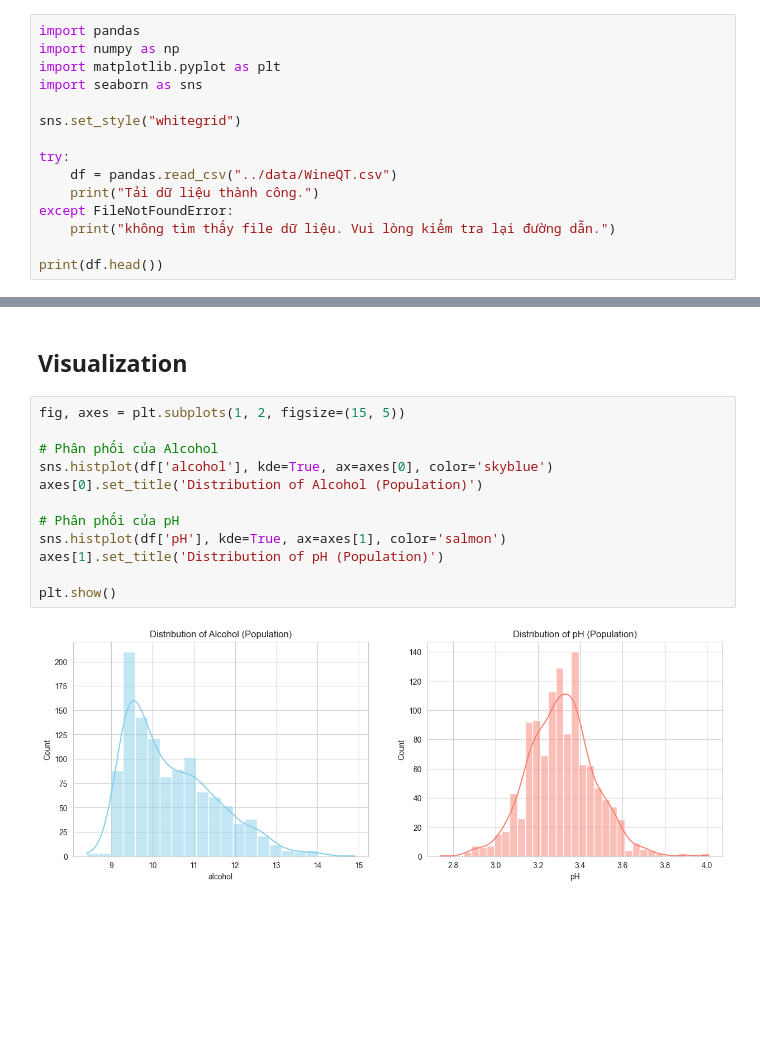
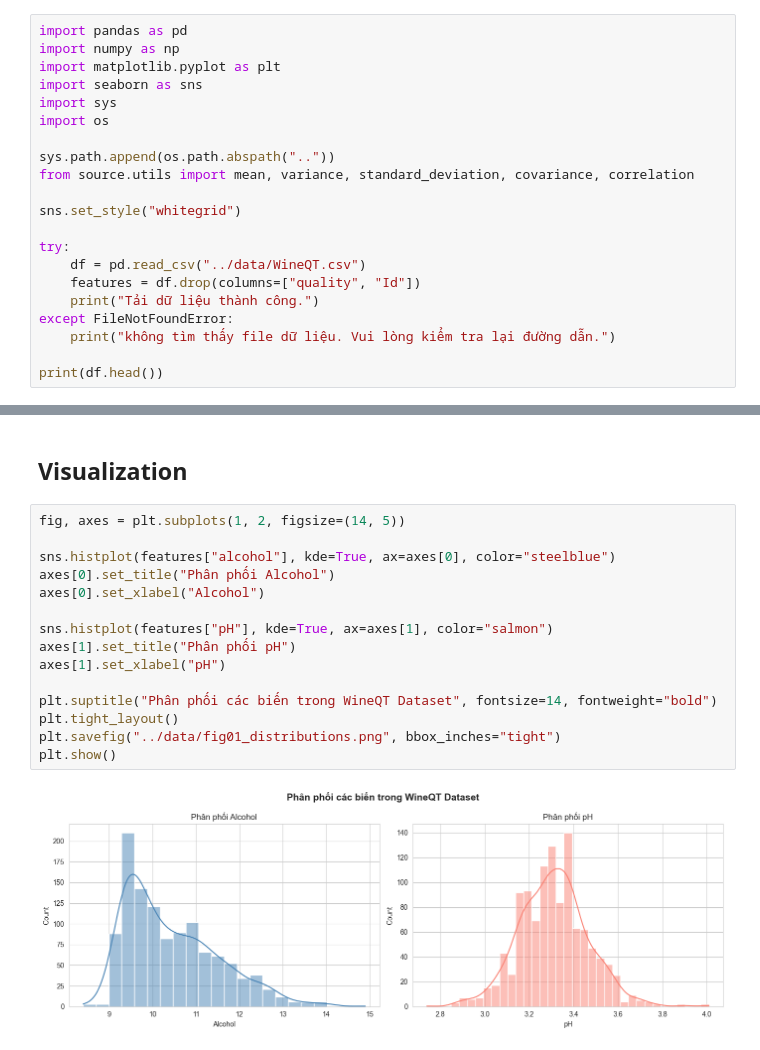
Before and after one commit to ducan0206/Multivariate-Statistical-Analysis, a Jupyter notebook: notebooks/01_descriptive_stats.ipynb, the cells around one changed output, grey strips where cells are left out. Saved outputs shown, nothing was run; the diff lists cells and outputs as text; blank space fills up the shorter version.

```diff
--- a/notebooks/01_descriptive_stats.ipynb
+++ b/notebooks/01_descriptive_stats.ipynb
@@ -5,15 +5,21 @@
 2. Tính toán các đại lượng thống kê: Mean, Variance cho Quần thể và Mẫu.
 3. Phân tích hệ số tương quan giữa các biến.
 # %%
-import pandas
+import pandas as pd
 import numpy as np
 import matplotlib.pyplot as plt
 import seaborn as sns
+import sys
+import os
+
+sys.path.append(os.path.abspath(".."))
+from source.utils import mean, variance, standard_deviation, covariance, correlation
 
 sns.set_style("whitegrid")
 
 try:
-    df = pandas.read_csv("../data/WineQT.csv")
+    df = pd.read_csv("../data/WineQT.csv")
+    features = df.drop(columns=["quality", "Id"])
     print("Tải dữ liệu thành công.")
 except FileNotFoundError:
     print("không tìm thấy file dữ liệu. Vui lòng kiểm tra lại đường dẫn.")
@@ -128,16 +158,19 @@ Name: quality, dtype: float64
 # %% [markdown]
 ## Visualization
 # %%
-fig, axes = plt.subplots(1, 2, figsize=(15, 5))
+fig, axes = plt.subplots(1, 2, figsize=(14, 5))
 
-# Phân phối của Alcohol
-sns.histplot(df['alcohol'], kde=True, ax=axes[0], color='skyblue')
-axes[0].set_title('Distribution of Alcohol (Population)')
+sns.histplot(features["alcohol"], kde=True, ax=axes[0], color="steelblue")
+axes[0].set_title("Phân phối Alcohol")
+axes[0].set_xlabel("Alcohol")
 
-# Phân phối của pH
-sns.histplot(df['pH'], kde=True, ax=axes[1], color='salmon')
-axes[1].set_title('Distribution of pH (Population)')
+sns.histplot(features["pH"], kde=True, ax=axes[1], color="salmon")
+axes[1].set_title("Phân phối pH")
+axes[1].set_xlabel("pH")
 
+plt.suptitle("Phân phối các biến trong WineQT Dataset", fontsize=14, fontweight="bold")
+plt.tight_layout()
+plt.savefig("../data/fig01_distributions.png", bbox_inches="tight")
 plt.show()
 # %% [output]
-[figure, old version]
+[figure, new version]
```
Also changed, not shown: parts of 6 cells of this notebook.
